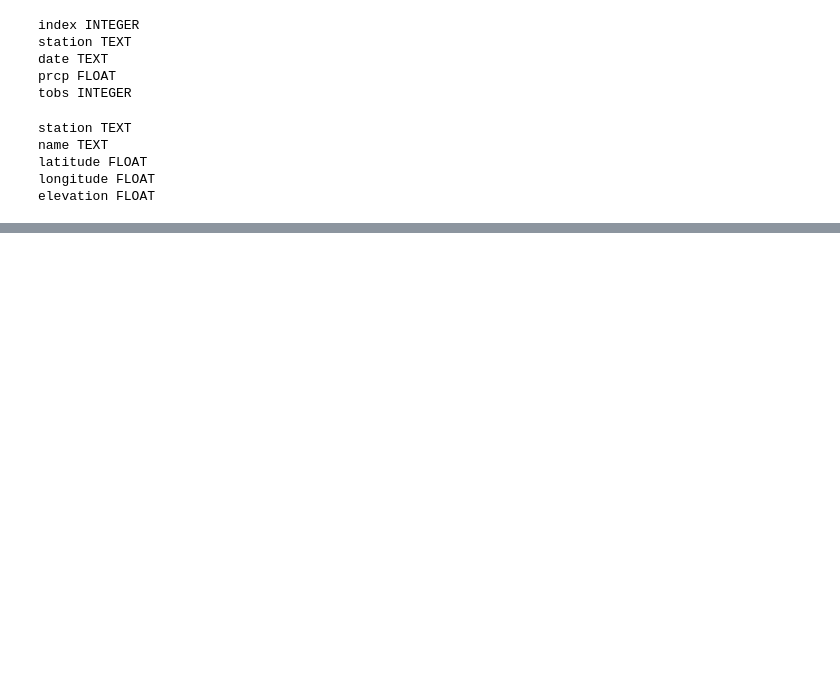
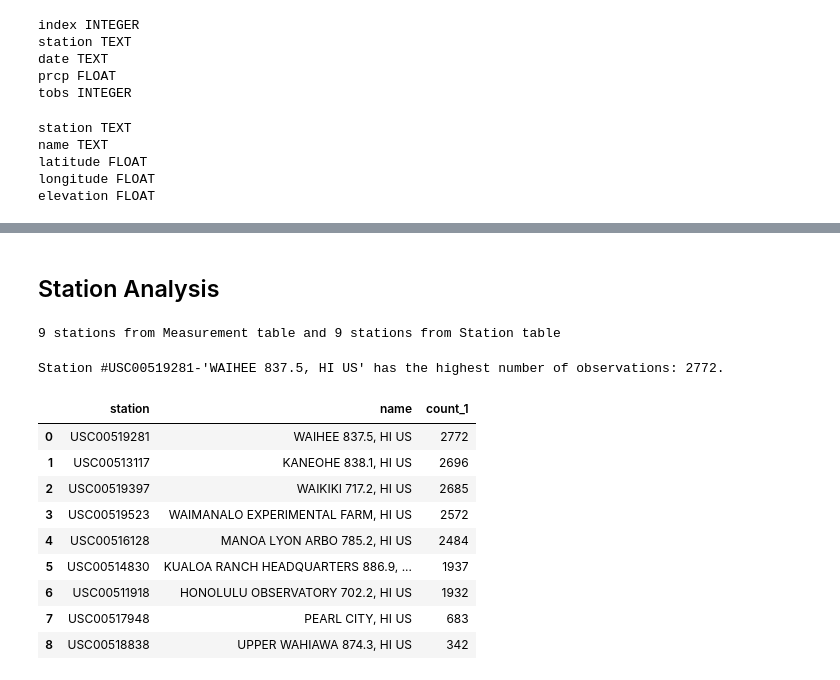
Before and after one commit to ZL14E161110/HW11---Adv-Data-Storage-Retrieval, a Jupyter notebook: 3.climate_analysis.ipynb, the cells around one changed output, grey strips where cells are left out. Drawn from its saved outputs; the diff is of its cells as text; code cells hidden in the pictures; blank space fills up the shorter version.

```diff
--- a/3.climate_analysis.ipynb
+++ b/3.climate_analysis.ipynb
@@ -80,0 +140,46 @@ elevation FLOAT
+# %% [markdown]
+## Station Analysis
+# %%
+#Design a query to calculate the total number of stations.
+NumStation = session.query(Measurement).group_by(Measurement.station).count()
+#double check using Stations table
+NumStation1 = session.query(Station).group_by(Station.station).count()
+print(f"{NumStation} stations from Measurement table and {NumStation1} stations from Station table")
+# %% [output]
+9 stations from Measurement table and 9 stations from Station table
+# %%
+#Design a query to find the most active stations.
+#List the stations and observation counts in descending order
+#Which station has the highest number of observations?
+#Use Pandas `read_sql_query` to load a query statement directly into the DataFrame
+Active = session.query(Measurement.station, Station.name, func.count(Measurement.index)).\
+    filter(Measurement.station == Station.station).\
+    group_by(Measurement.station).\
+    order_by(func.count(Measurement.index).desc()).statement
+
+#write into DataFrame
+dfActive = pd.read_sql_query(Active, session.bind)
+
+#Most Active Stations Number
+ASNum = dfActive["station"][0]
+#Most Active Stations Name
+AS = dfActive['name'][0]
+#highest number of observation
+ASC = dfActive['count_1'][0]
+
+print(f"Station #{ASNum}-'{AS}' has the highest number of observations: {ASC}.")
+
+# List the full list of stations
+dfActive
+# %% [output]
+Station #USC00519281-'WAIHEE 837.5, HI US' has the highest number of observations: 2772.
+|  | station | name | count_1 |
+| 0 | USC00519281 | WAIHEE 837.5, HI US | 2772 |
+| 1 | USC00513117 | KANEOHE 838.1, HI US | 2696 |
+| 2 | USC00519397 | WAIKIKI 717.2, HI US | 2685 |
+| 3 | USC00519523 | WAIMANALO EXPERIMENTAL FARM, HI US | 2572 |
+| 4 | USC00516128 | MANOA LYON ARBO 785.2, HI US | 2484 |
+| 5 | USC00514830 | KUALOA RANCH HEADQUARTERS 886.9, ... | 1937 |
+| 6 | USC00511918 | HONOLULU OBSERVATORY 702.2, HI US | 1932 |
+| 7 | USC00517948 | PEARL CITY, HI US | 683 |
+| 8 | USC00518838 | UPPER WAHIAWA 874.3, HI US | 342 |
```
Also changed, not shown: parts of 12 cells of this notebook, 3 other files.
